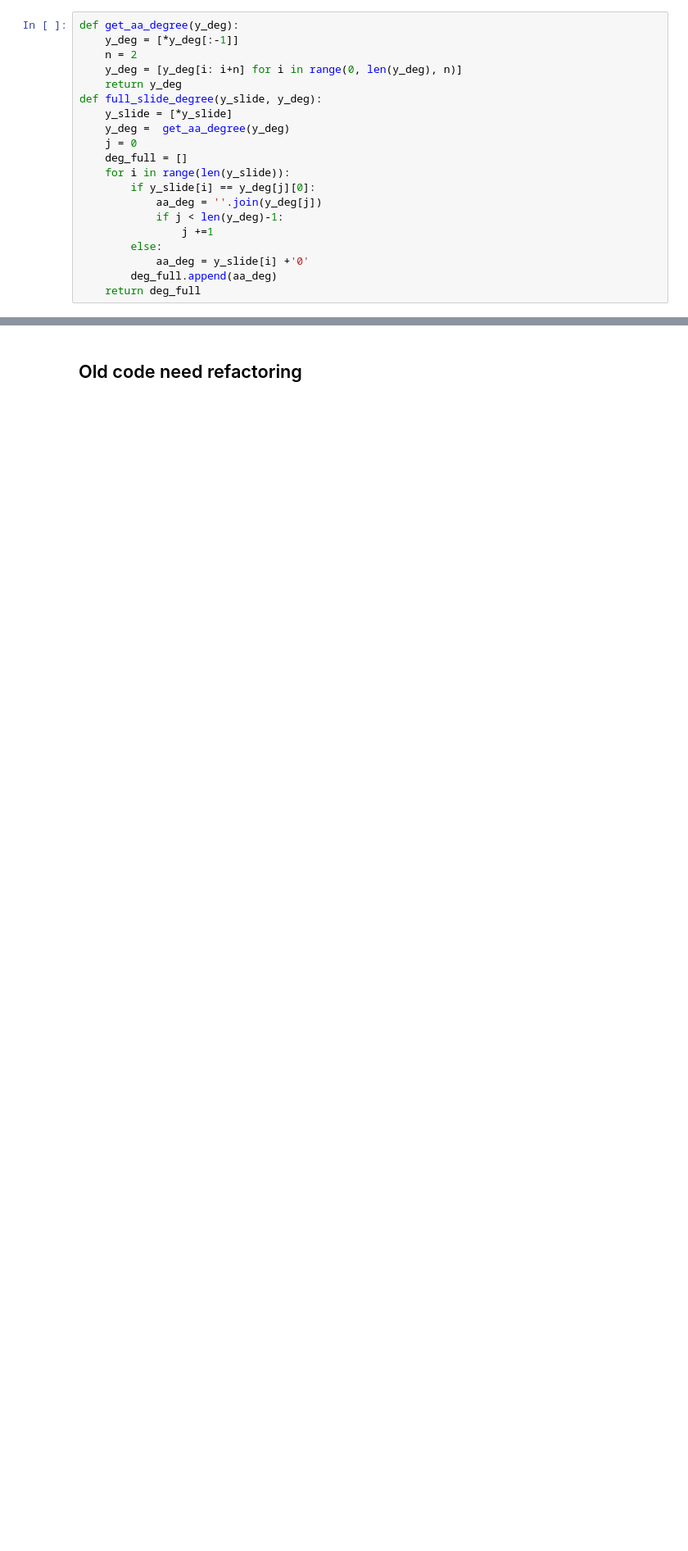
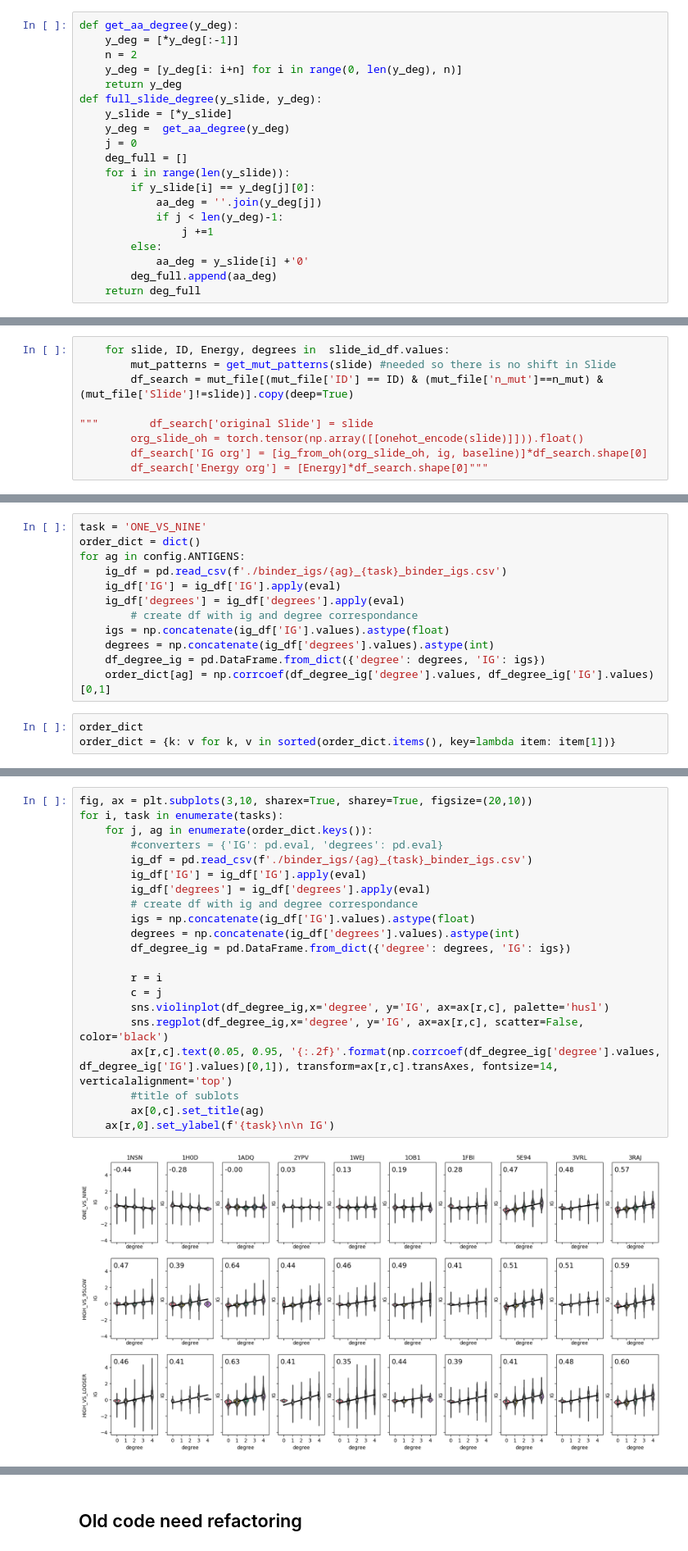
Before and after one commit to csi-greifflab/negative-class-optimization, a Jupyter notebook: notebooks/explore_mutated.ipynb, the cells around one changed output, grey strips where cells are left out. Shown at 82% size. Cells and saved outputs as stored; diff of their text form; blank space fills up the shorter version.

```diff
--- a/notebooks/explore_mutated.ipynb
+++ b/notebooks/explore_mutated.ipynb
@@ -241,0 +342,9 @@ single_mut_plot(mut_1nsn_igs[mut_1nsn_igs['degree wt'] >=0], task, 'mut_1nsn_loo
+# %%
+    for slide, ID, Energy, degrees in  slide_id_df.values:
+        mut_patterns = get_mut_patterns(slide) #needed so there is no shift in Slide
+        df_search = mut_file[(mut_file['ID'] == ID) & (mut_file['n_mut']==n_mut) & (mut_file['Slide']!=slide)].copy(deep=True)
+
+"""        df_search['original Slide'] = slide
+        org_slide_oh = torch.tensor(np.array([[onehot_encode(slide)]])).float()
+        df_search['IG org'] = [ig_from_oh(org_slide_oh, ig, baseline)]*df_search.shape[0]
+        df_search['Energy org'] = [Energy]*df_search.shape[0]"""
@@ -241,0 +430,15 @@ single_mut_plot(mut_1nsn_igs[mut_1nsn_igs['degree wt'] >=0], task, 'mut_1nsn_loo
+# %%
+task = 'ONE_VS_NINE'
+order_dict = dict()
+for ag in config.ANTIGENS:
+    ig_df = pd.read_csv(f'./binder_igs/{ag}_{task}_binder_igs.csv')
+    ig_df['IG'] = ig_df['IG'].apply(eval)
+    ig_df['degrees'] = ig_df['degrees'].apply(eval)
+        # create df with ig and degree correspondance
+    igs = np.concatenate(ig_df['IG'].values).astype(float)
+    degrees = np.concatenate(ig_df['degrees'].values).astype(int)
+    df_degree_ig = pd.DataFrame.from_dict({'degree': degrees, 'IG': igs})
+    order_dict[ag] = np.corrcoef(df_degree_ig['degree'].values, df_degree_ig['IG'].values)[0,1]
+# %%
+order_dict
+order_dict = {k: v for k, v in sorted(order_dict.items(), key=lambda item: item[1])}
@@ -241,0 +458,23 @@ single_mut_plot(mut_1nsn_igs[mut_1nsn_igs['degree wt'] >=0], task, 'mut_1nsn_loo
+# %%
+fig, ax = plt.subplots(3,10, sharex=True, sharey=True, figsize=(20,10))
+for i, task in enumerate(tasks):
+    for j, ag in enumerate(order_dict.keys()):
+        #converters = {'IG': pd.eval, 'degrees': pd.eval}
+        ig_df = pd.read_csv(f'./binder_igs/{ag}_{task}_binder_igs.csv')
+        ig_df['IG'] = ig_df['IG'].apply(eval)
+        ig_df['degrees'] = ig_df['degrees'].apply(eval)
+        # create df with ig and degree correspondance
+        igs = np.concatenate(ig_df['IG'].values).astype(float)
+        degrees = np.concatenate(ig_df['degrees'].values).astype(int)
+        df_degree_ig = pd.DataFrame.from_dict({'degree': degrees, 'IG': igs})
+
+        r = i
+        c = j
+        sns.violinplot(df_degree_ig,x='degree', y='IG', ax=ax[r,c], palette='husl')
+        sns.regplot(df_degree_ig,x='degree', y='IG', ax=ax[r,c], scatter=False, color='black')
+        ax[r,c].text(0.05, 0.95, '{:.2f}'.format(np.corrcoef(df_degree_ig['degree'].values, df_degree_ig['IG'].values)[0,1]), transform=ax[r,c].transAxes, fontsize=14, verticalalignment='top')
+        #title of sublots
+        ax[0,c].set_title(ag)
+    ax[r,0].set_ylabel(f'{task}\n\n IG')
+# %% [output]
+[figure, added]
```
Also changed, not shown: parts of 42 cells of this notebook, 2 other files.
